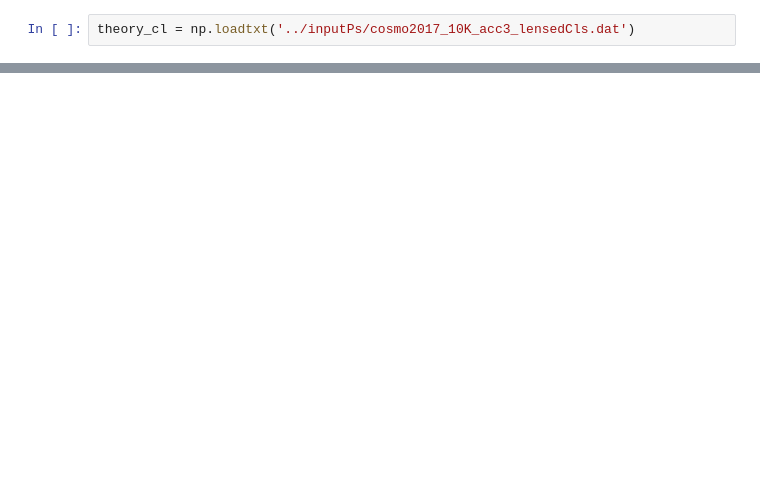
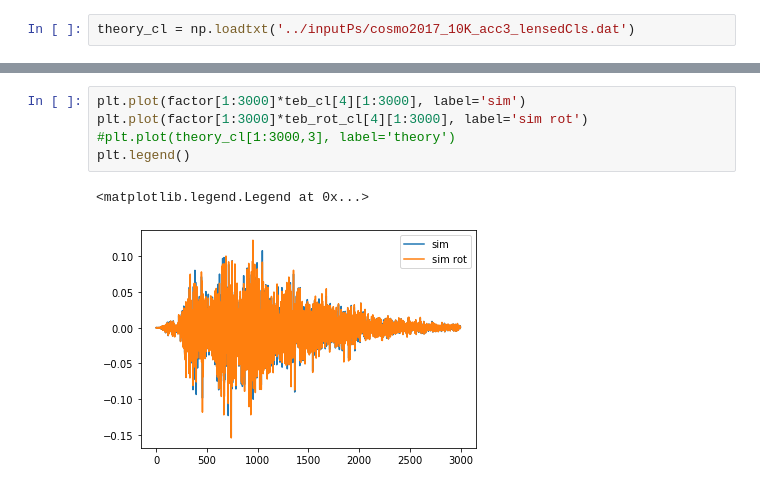
Before and after one commit to HongboCai/lens_rot_bias, a Jupyter notebook: notebooks/check_sims.ipynb, the cells around one changed output, grey strips where cells are left out. Drawn from its saved outputs; the diff is of its cells as text; blank space fills up the shorter version.

```diff
--- a/notebooks/check_sims.ipynb
+++ b/notebooks/check_sims.ipynb
@@ -71,0 +91,8 @@ plt.legend()
+# %%
+plt.plot(factor[1:3000]*teb_cl[4][1:3000], label='sim')
+plt.plot(factor[1:3000]*teb_rot_cl[4][1:3000], label='sim rot')
+#plt.plot(theory_cl[1:3000,3], label='theory')
+plt.legend()
+# %% [output]
+<matplotlib.legend.Legend at 0x...>
+[figure, added]
```
Also changed, not shown: parts of 12 cells of this notebook, 4 other files.
